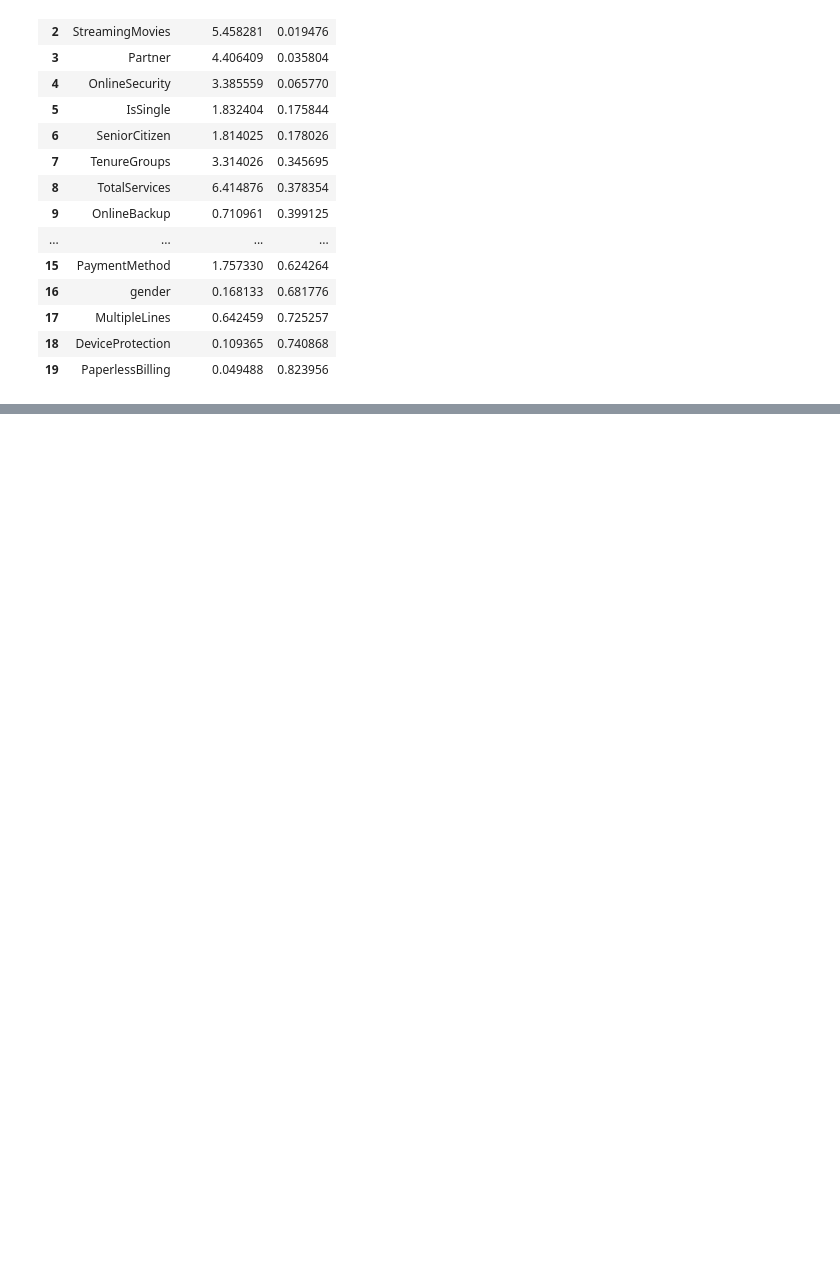
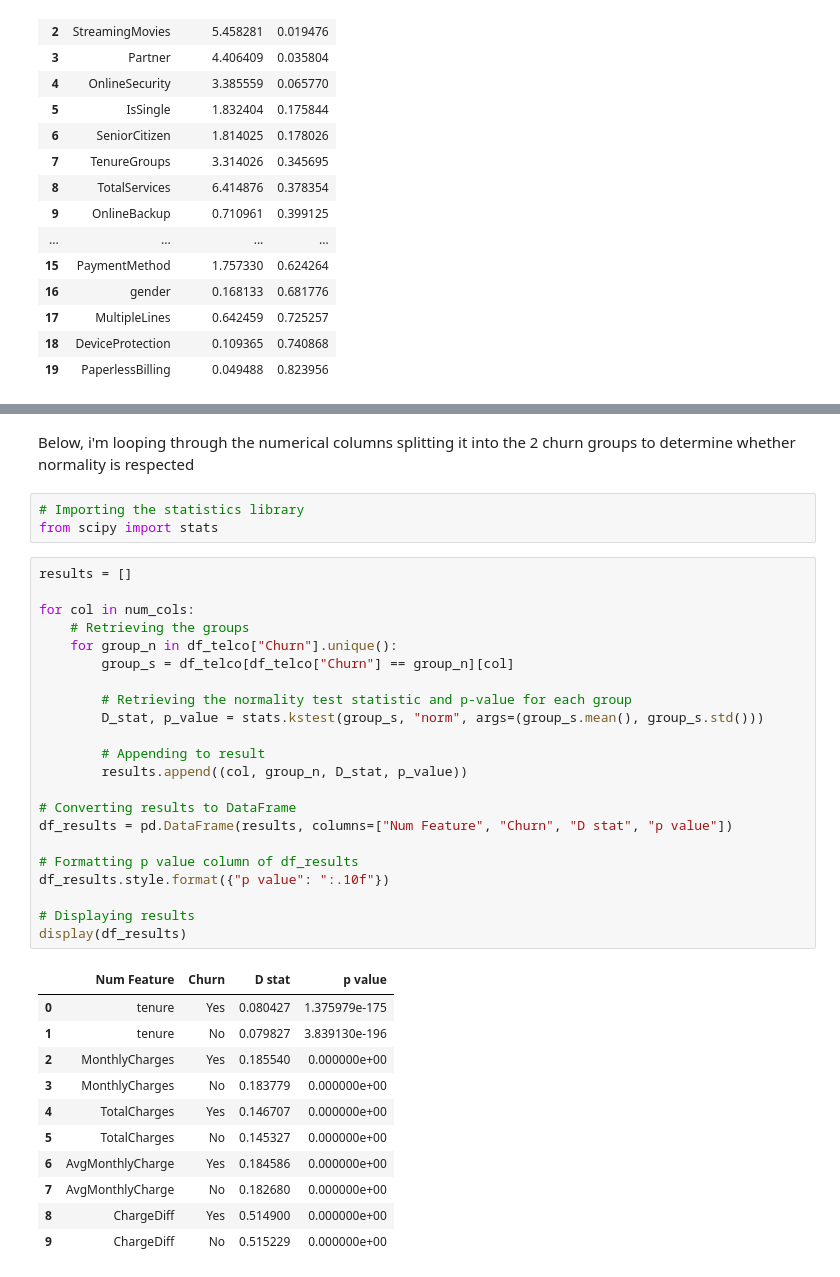
Before and after one commit to igorlam00237/telcoconnect-churn, a Jupyter notebook: notebooks/04_exploratory_data_analysis.ipynb, the cells around one changed output, grey strips where cells are left out. Saved outputs shown, nothing was run; the diff lists cells and outputs as text; blank space fills up the shorter version.

```diff
--- a/notebooks/04_exploratory_data_analysis.ipynb
+++ b/notebooks/04_exploratory_data_analysis.ipynb
@@ -347,0 +413,39 @@ chi2_test_kpi(df_telco, "Churn")
+# %% [markdown]
+Below, i'm looping through the numerical columns splitting it into the 2 churn groups to determine whether normality is respected
+# %%
+# Importing the statistics library
+from scipy import stats
+# %%
+results = []
+
+for col in num_cols:
+    # Retrieving the groups
+    for group_n in df_telco["Churn"].unique():
+        group_s = df_telco[df_telco["Churn"] == group_n][col]
+
+        # Retrieving the normality test statistic and p-value for each group
+        D_stat, p_value = stats.kstest(group_s, "norm", args=(group_s.mean(), group_s.std()))
+
+        # Appending to result
+        results.append((col, group_n, D_stat, p_value))
+
+# Converting results to DataFrame
+df_results = pd.DataFrame(results, columns=["Num Feature", "Churn", "D stat", "p value"])
+
+# Formatting p value column of df_results
+df_results.style.format({"p value": ":.10f"})
+
+# Displaying results
+display(df_results)
+# %% [output]
+|  | Num Feature | Churn | D stat | p value |
+| 0 | tenure | Yes | 0.080427 | 1.375979e-175 |
+| 1 | tenure | No | 0.079827 | 3.839130e-196 |
+| 2 | MonthlyCharges | Yes | 0.185540 | 0.000000e+00 |
+| 3 | MonthlyCharges | No | 0.183779 | 0.000000e+00 |
+| 4 | TotalCharges | Yes | 0.146707 | 0.000000e+00 |
+| 5 | TotalCharges | No | 0.145327 | 0.000000e+00 |
+| 6 | AvgMonthlyCharge | Yes | 0.184586 | 0.000000e+00 |
+| 7 | AvgMonthlyCharge | No | 0.182680 | 0.000000e+00 |
+| 8 | ChargeDiff | Yes | 0.514900 | 0.000000e+00 |
+| 9 | ChargeDiff | No | 0.515229 | 0.000000e+00 |
```
Also changed, not shown: parts of 18 cells of this notebook.
